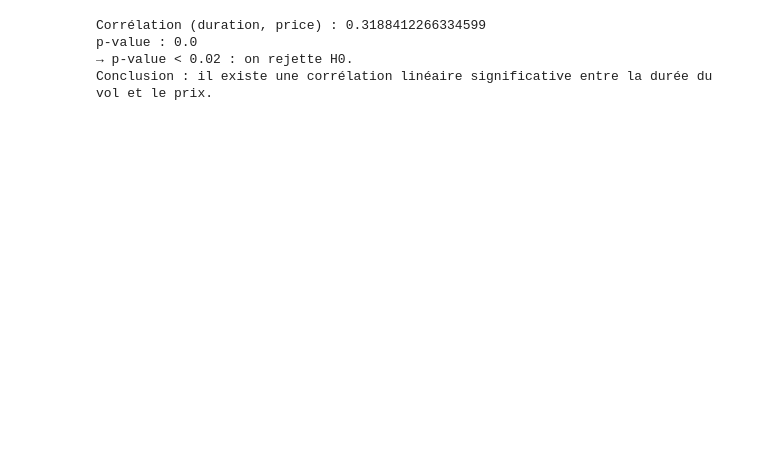
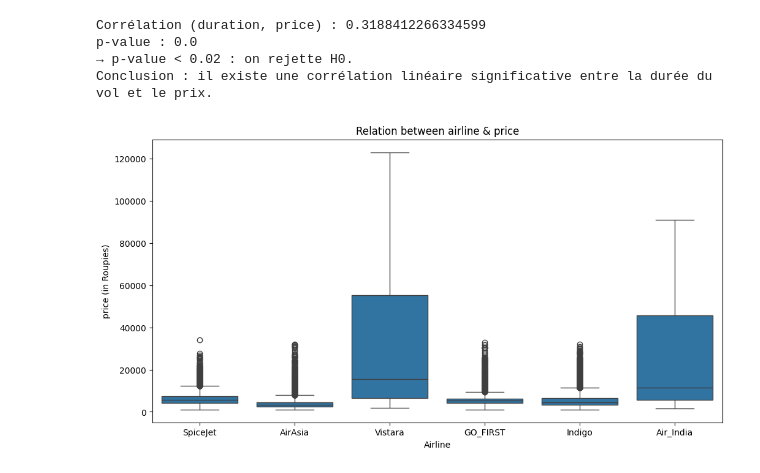
Before and after one commit to Binardino/ML---Flight-Price-Prediction, a Jupyter notebook: notebook/notebook_flight_price.ipynb, the cells around one changed output. Cells and saved outputs as stored; diff of their text form; code cells hidden in the pictures; blank space fills up the shorter version.

Commit message:
feat: add relation analysis on supplier VS. price and stops VS. price

```diff
--- a/notebook/notebook_flight_price.ipynb
+++ b/notebook/notebook_flight_price.ipynb
@@ -328,3 +339,13 @@ Corrélation (duration, price) : 0.3188412266334599
 p-value : 0.0
 → p-value < 0.02 : on rejette H0.
 Conclusion : il existe une corrélation linéaire significative entre la durée du vol et le prix.
+# %%
+#relation between air supplier and price
+plt.figure(figsize=(12,6))
+sns.boxplot(data=df, x='airline', y='price')
+plt.title('Relation between airline & price')
+plt.xlabel('Airline')
+plt.ylabel('price (in Roupies)')
+plt.show()
+# %% [output]
+[figure, added]
```
Also changed, not shown: parts of 2 cells of this notebook.
